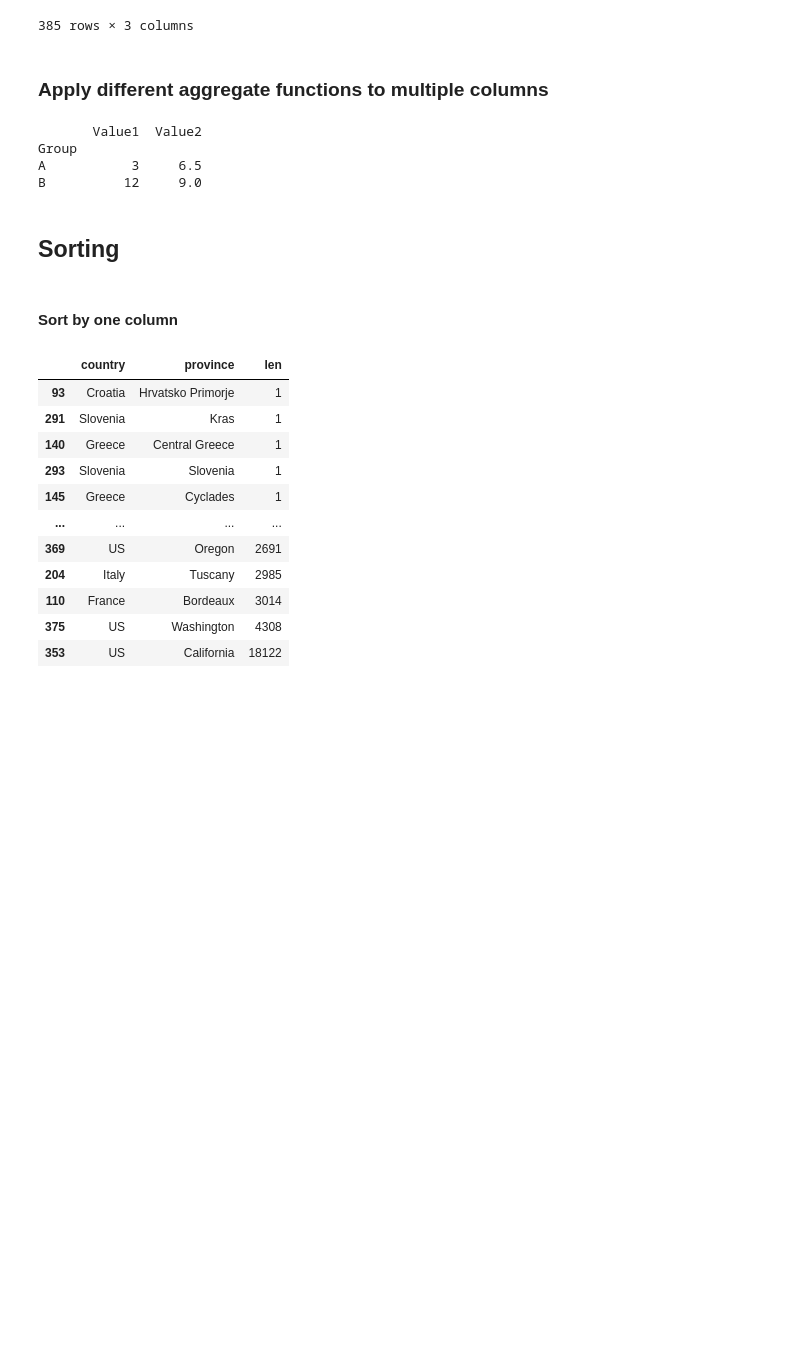
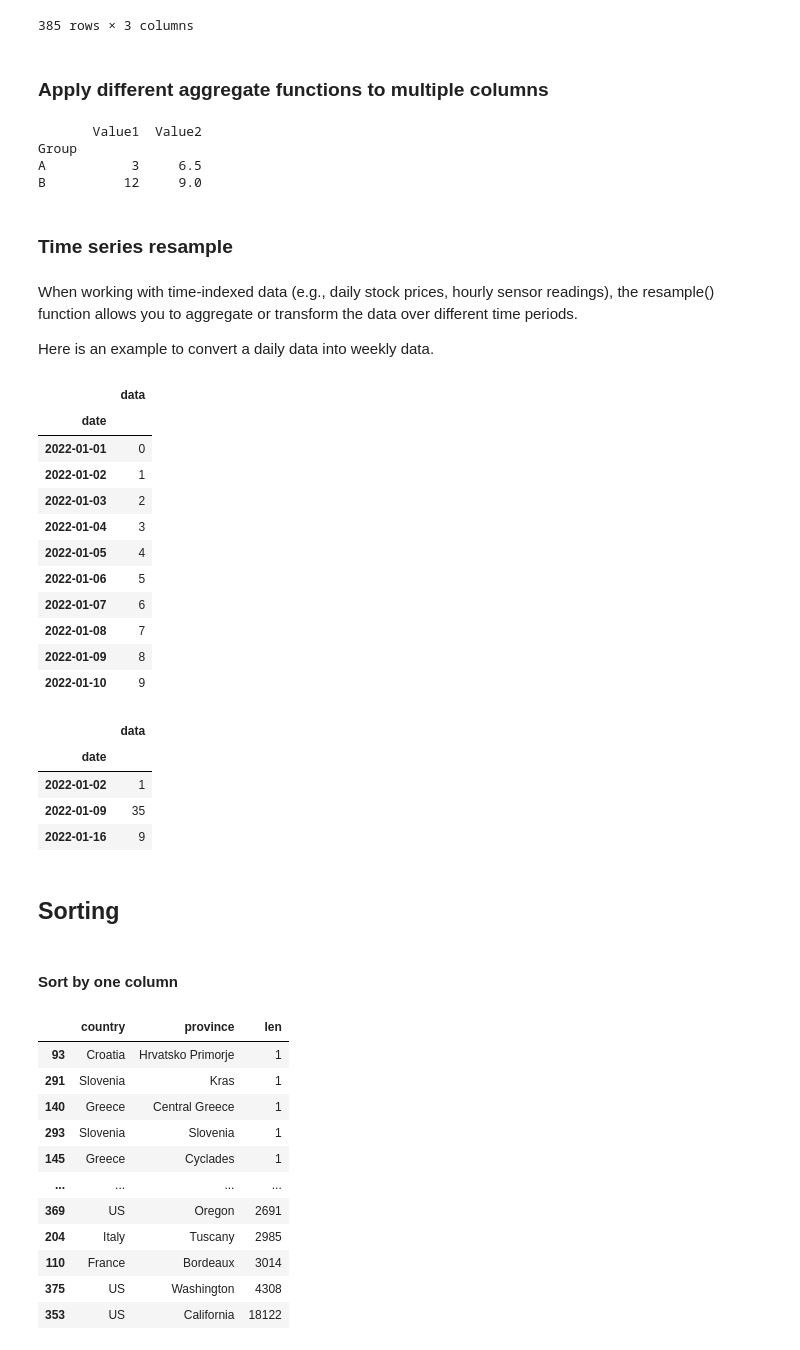
Before and after one commit to andersonliu/learn_ai, a Jupyter notebook: notebooks/pandas/pandas.ipynb, the cells around one changed output. Saved outputs shown, nothing was run; the diff lists cells and outputs as text; code cells hidden in the pictures; blank space fills up the shorter version.

```diff
--- a/notebooks/pandas/pandas.ipynb
+++ b/notebooks/pandas/pandas.ipynb
@@ -936,6 +936,44 @@ print(result)
 Group
 A           3     6.5
 B          12     9.0
+# %% [markdown]
+### Time series resample
+# %% [markdown]
+When working with time-indexed data (e.g., daily stock prices, hourly sensor readings), the resample() function allows you to aggregate or transform the data over different time periods.
+
+Here is an example to convert a daily data into weekly data.
+# %%
+# Create a DataFrame with a datetime index
+date_rng = pd.date_range(start='2022-01-01', end='2022-01-10', freq='D')
+df = pd.DataFrame(date_rng, columns=['date'])
+df['data'] = range(10)
+
+# Set the index to the 'date' column
+df.set_index('date', inplace=True)
+display(df)
+
+# Resample the data to weekly frequency, computing the sum of values in each week
+weekly_df = df.resample('W').sum()
+
+display(weekly_df)
+# %% [output]
+|  | data |
+| date |  |
+| 2022-01-01 | 0 |
+| 2022-01-02 | 1 |
+| 2022-01-03 | 2 |
+| 2022-01-04 | 3 |
+| 2022-01-05 | 4 |
+| 2022-01-06 | 5 |
+| 2022-01-07 | 6 |
+| 2022-01-08 | 7 |
+| 2022-01-09 | 8 |
+| 2022-01-10 | 9 |
+|  | data |
+| date |  |
+| 2022-01-02 | 1 |
+| 2022-01-09 | 35 |
+| 2022-01-16 | 9 |
 # %% [markdown]
 ## Sorting
 # %% [markdown]
```
Also changed, not shown: 13 other files.
